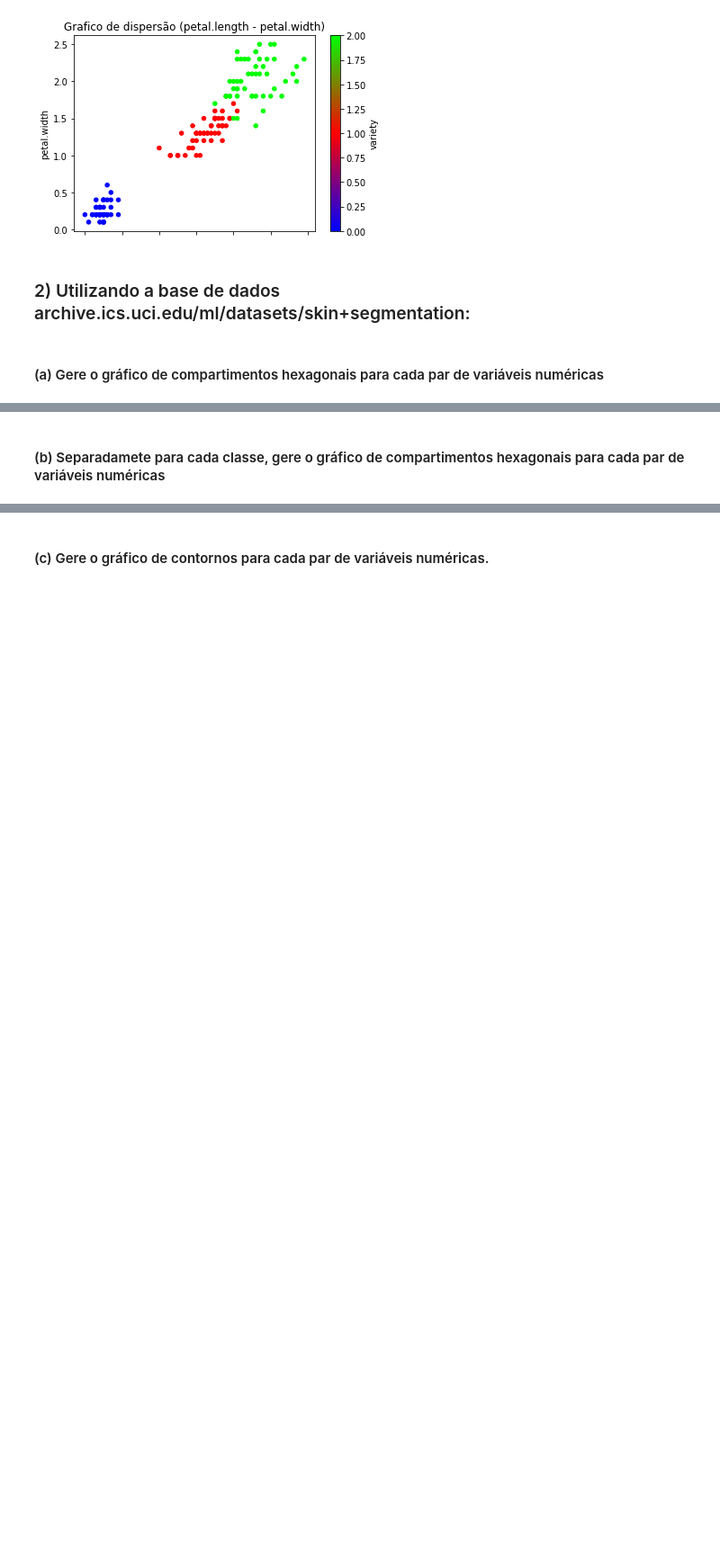
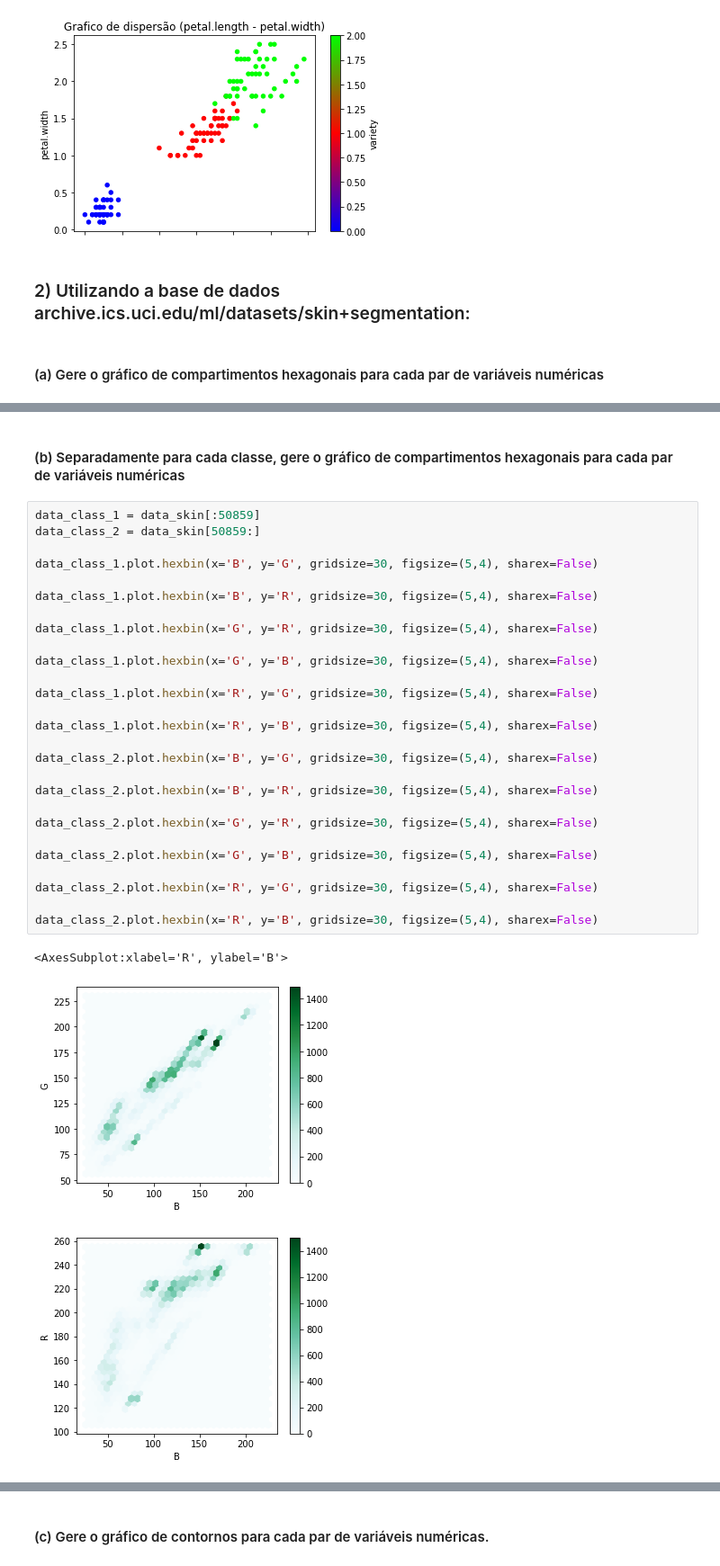
Before and after one commit to yuriresendematias/Aprendizagem-de-Maquina, a Jupyter notebook: Semana 6/Atividade6.ipynb, the cells around one changed output, grey strips where cells are left out. Shown at 90% size. Saved outputs shown, nothing was run; the diff lists cells and outputs as text; blank space fills up the shorter version.

```diff
--- a/Semana 6/Atividade6.ipynb
+++ b/Semana 6/Atividade6.ipynb
@@ -106,2 +128,33 @@ while (i < 4):
 # %% [markdown]
-#### (b) Separadamete para cada classe, gere o gráfico de compartimentos hexagonais para cada par de variáveis numéricas
+#### (b) Separadamente para cada classe, gere o gráfico de compartimentos hexagonais para cada par de variáveis numéricas
+# %%
+data_class_1 = data_skin[:50859]
+data_class_2 = data_skin[50859:]
+
+data_class_1.plot.hexbin(x='B', y='G', gridsize=30, figsize=(5,4), sharex=False)
+
+data_class_1.plot.hexbin(x='B', y='R', gridsize=30, figsize=(5,4), sharex=False)
+
+data_class_1.plot.hexbin(x='G', y='R', gridsize=30, figsize=(5,4), sharex=False)
+
+data_class_1.plot.hexbin(x='G', y='B', gridsize=30, figsize=(5,4), sharex=False)
+
+data_class_1.plot.hexbin(x='R', y='G', gridsize=30, figsize=(5,4), sharex=False)
+
+data_class_1.plot.hexbin(x='R', y='B', gridsize=30, figsize=(5,4), sharex=False)
+
+data_class_2.plot.hexbin(x='B', y='G', gridsize=30, figsize=(5,4), sharex=False)
+
+data_class_2.plot.hexbin(x='B', y='R', gridsize=30, figsize=(5,4), sharex=False)
+
+data_class_2.plot.hexbin(x='G', y='R', gridsize=30, figsize=(5,4), sharex=False)
+
+data_class_2.plot.hexbin(x='G', y='B', gridsize=30, figsize=(5,4), sharex=False)
+
+data_class_2.plot.hexbin(x='R', y='G', gridsize=30, figsize=(5,4), sharex=False)
+
+data_class_2.plot.hexbin(x='R', y='B', gridsize=30, figsize=(5,4), sharex=False)
+# %% [output]
+<AxesSubplot:xlabel='R', ylabel='B'>
+[figure, added]
+[figure, added]
```
Also changed, not shown: parts of 12 cells of this notebook, 3 other files.
